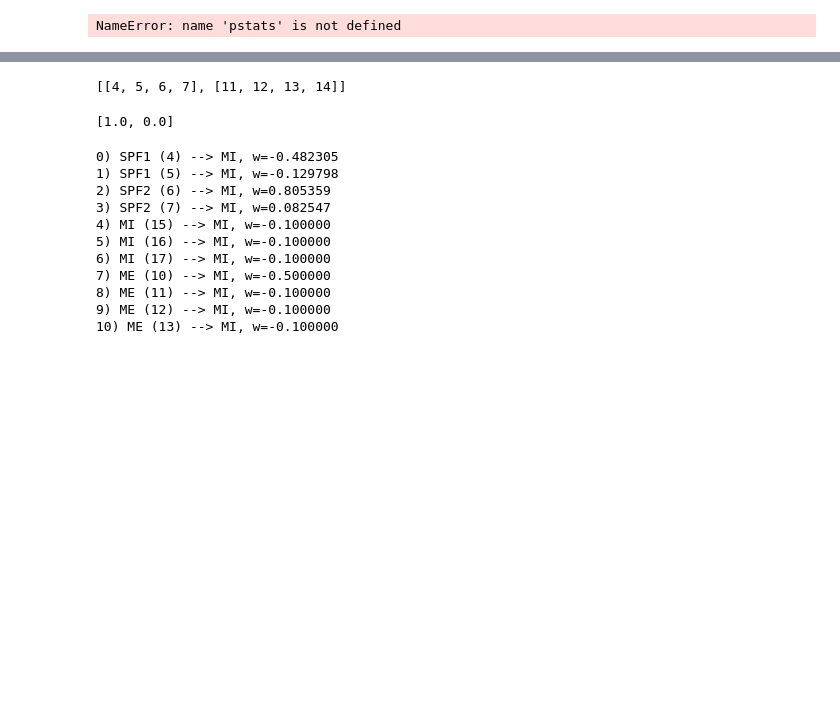
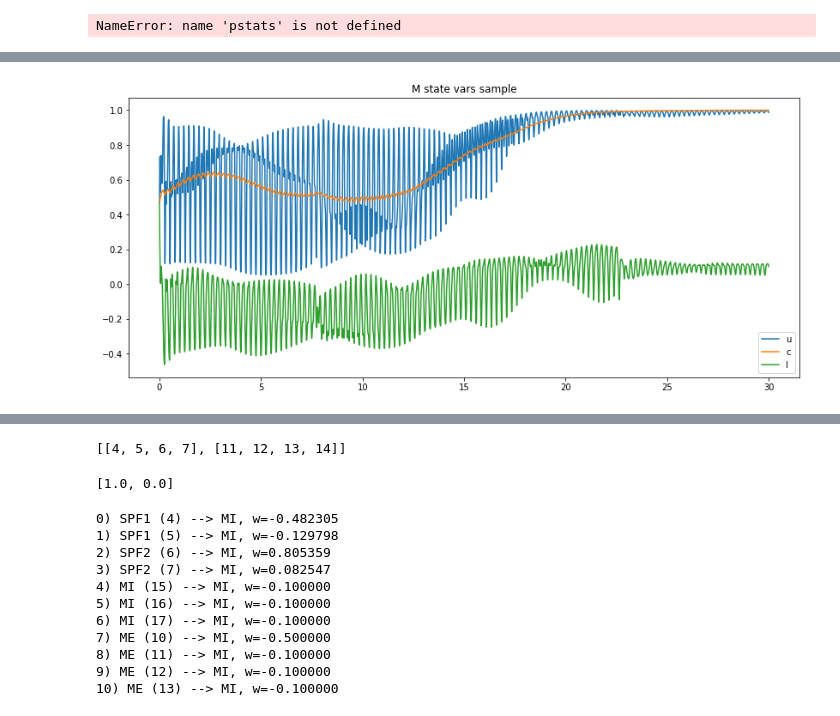
Before and after one commit to CNS-OIST/draculab, a Jupyter notebook: notebook/spinal/test2p3.ipynb, the cells around one changed output, grey strips where cells are left out. Cells and saved outputs as stored; diff of their text form; code cells hidden in the pictures; blank space fills up the shorter version.

```diff
--- a/notebook/spinal/test2p3.ipynb
+++ b/notebook/spinal/test2p3.ipynb
@@ -354,3 +381,19 @@ plt.show()
+# %%
+# state var trackers
+M_track_fig = plt.figure(figsize=fs)
+track_data = np.array(data[M_track])
+plt.plot(times, data[M_track[0]])
+plt.plot(times, data[M_track[1]])
+if M_type == "am": idx = 2
+else: idx = 3
+plt.plot(times, data[M_track[idx]])
+plt.legend(['u','c','I'])
+#plt.plot(times, track_data.transpose())
+#plt.plot(times, data[ME[0],:],'r')
+plt.title('M state vars sample')
+plt.show()
+# %% [output]
+[figure, added]
 # %%
 for idx, syn in enumerate(net.syns[ME[1]]):
     pre_id = syn.preID
```
Also changed, not shown: parts of 7 cells of this notebook, 2 other files.
